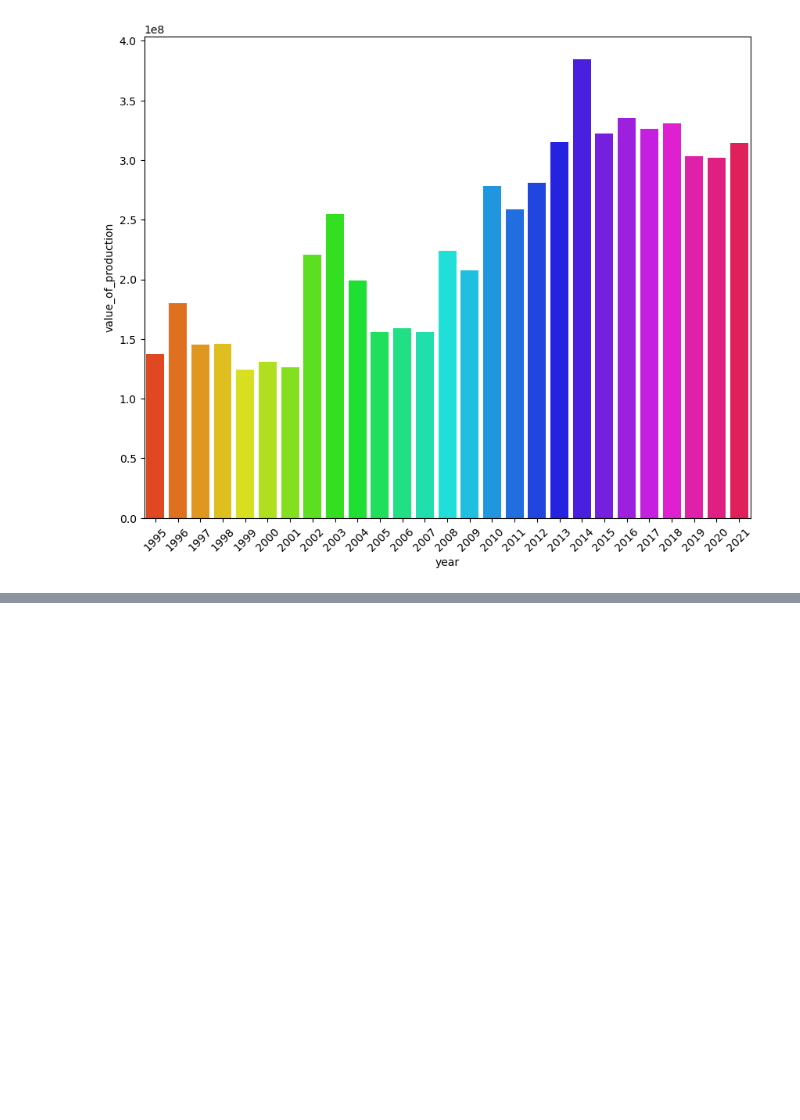
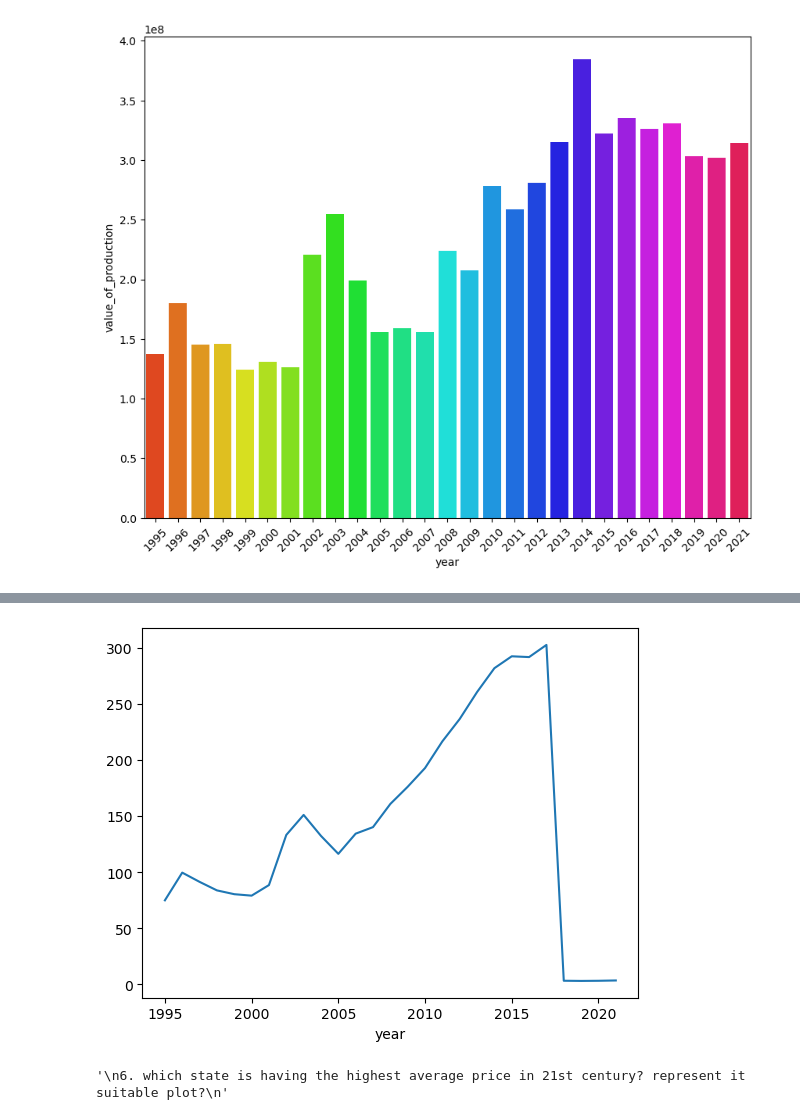
Before and after one commit to sandip2810-bhp/Case-Study, a Jupyter notebook: US_Honey.ipynb, the cells around one changed output, grey strips where cells are left out. Saved outputs shown, nothing was run; the diff lists cells and outputs as text; code cells hidden in the pictures; blank space fills up the shorter version.

```diff
--- a/US_Honey.ipynb
+++ b/US_Honey.ipynb
@@ -198,0 +262,3 @@ Passing `palette` without assigning `hue` is deprecated and will be removed in v
+# %%
+price_year = df.groupby('year')['average_price'].mean()
+price_year
@@ -198,0 +283,11 @@ Passing `palette` without assigning `hue` is deprecated and will be removed in v
+# %%
+sns.lineplot(x=price_year.index,y=price_year.values)
+plt.show()
+# %% [output]
+[figure, added]
+# %%
+'''
+6. which state is having the highest average price in 21st century? represent it suitable plot?
+'''
+# %% [output]
+'\n6. which state is having the highest average price in 21st century? represent it suitable plot?\n'
```
Also changed, not shown: parts of 13 cells of this notebook.
